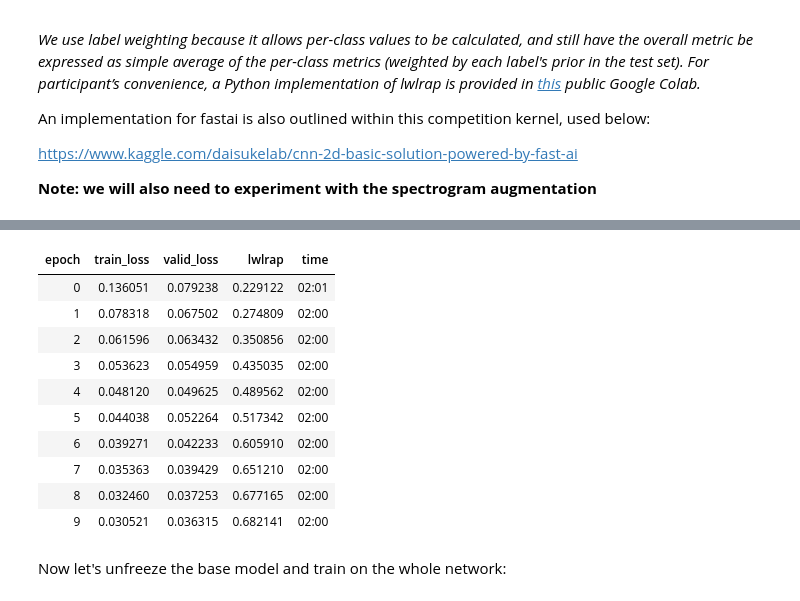
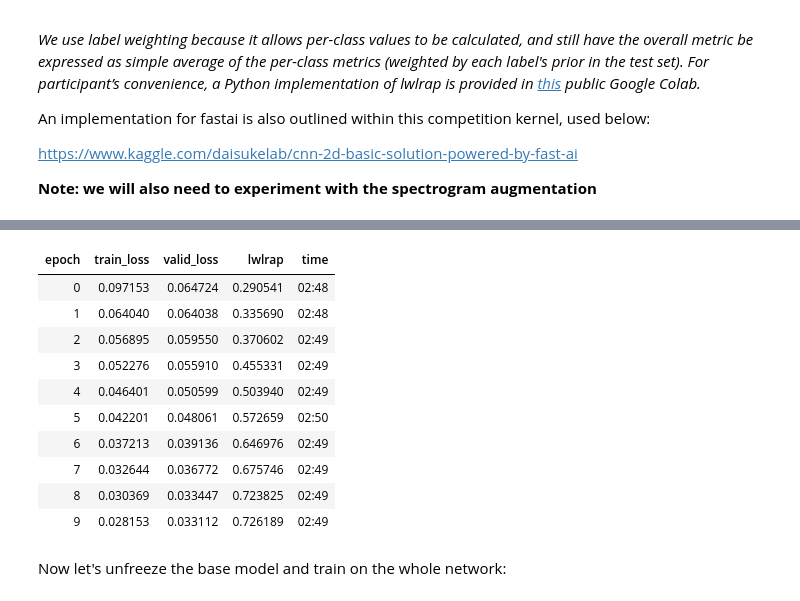
Before and after one commit to mikful/udacity-mlend-capstone, a Jupyter notebook: udacity_mlend_capstone_fastai2_deploy_sagemaker_colab_dev.ipynb, the cells around one changed output, grey strips where cells are left out. Saved outputs shown, nothing was run; the diff lists cells and outputs as text; code cells hidden in the pictures.

```diff
--- a/udacity_mlend_capstone_fastai2_deploy_sagemaker_colab_dev.ipynb
+++ b/udacity_mlend_capstone_fastai2_deploy_sagemaker_colab_dev.ipynb
@@ -314,7 +348,7 @@ aud2spec.settings
  'window_fn': <function _VariableFunctions.hann_window>,
  'wkwargs': None}
 # %%
-aud2spec = DBMelSpec(n_mels=128, f_max=8000, n_fft=1024, hop_length=128, top_db=100)
+aud2spec = DBMelSpec(f_max=8000, f_min=20, n_mels=128, n_fft=1024, hop_length=128, top_db=90)
 # %% [markdown]
 For our transforms, we'll use:
 * `RemoveSilence`
@@ -335,7 +369,7 @@ There are three different types:
 * `AudioPadType.Repeat`: Repeat the signal until proper length (great for coustic scene classification and voice recognition, terrible for speech recognition)
 * `AudioPadtype.ZerosAfter`: This is the default for many other libraries, just pad with zeros until you get the specified length.
 # %%
-item_tfms = [RemoveSilence(), CropSignal(2000, pad_mode='Repeat'), aud2spec, MaskTime(size=30), MaskFreq(size=10)]
+item_tfms = [RemoveSilence(), CropSignal(3000, pad_mode='Repeat'), aud2spec, MaskTime(size=100), MaskFreq(size=10)]
 # %% [markdown]
 Now let's build our `DataBlock`
 
@@ -386,7 +419,7 @@ dsets.train.vocab[idxs]
 
 A `DataLoader` collates the items from a `Dataset` into a mini batch. This is a tuple of tensors, where each tensor simply stacks the items from that location in the `Dataset` item. Now that we have confirmed that the individual items look okay there's one more step we need to ensure we can create our DataLoaders.
 # %%
-dls = dblock.dataloaders(df_curated, bs=64)
+dls = dblock.dataloaders(df_curated, bs=32)
 # dls = dblock.dataloaders(df_noisy, bs=64)
 # %%
 # Let's check our batch shape
@@ -718,15 +751,15 @@ SuggestedLRs(lr_min=0.06309573650360108, lr_steep=0.0006918309954926372)
 # %%
 # fit with one_cyle learning rate policy
-learn.fit_one_cycle(10, 3e-3)
+learn.fit_one_cycle(10, 2e-3)
 # %% [output]
 | epoch | train_loss | valid_loss | lwlrap | time |
-| 0 | 0.136051 | 0.079238 | 0.229122 | 02:01 |
-| 1 | 0.078318 | 0.067502 | 0.274809 | 02:00 |
-| 2 | 0.061596 | 0.063432 | 0.350856 | 02:00 |
-| 3 | 0.053623 | 0.054959 | 0.435035 | 02:00 |
-| 4 | 0.048120 | 0.049625 | 0.489562 | 02:00 |
-| 5 | 0.044038 | 0.052264 | 0.517342 | 02:00 |
-| 6 | 0.039271 | 0.042233 | 0.605910 | 02:00 |
-| 7 | 0.035363 | 0.039429 | 0.651210 | 02:00 |
-| 8 | 0.032460 | 0.037253 | 0.677165 | 02:00 |
-| 9 | 0.030521 | 0.036315 | 0.682141 | 02:00 |
+| 0 | 0.097153 | 0.064724 | 0.290541 | 02:48 |
+| 1 | 0.064040 | 0.064038 | 0.335690 | 02:48 |
+| 2 | 0.056895 | 0.059550 | 0.370602 | 02:49 |
+| 3 | 0.052276 | 0.055910 | 0.455331 | 02:49 |
+| 4 | 0.046401 | 0.050599 | 0.503940 | 02:49 |
+| 5 | 0.042201 | 0.048061 | 0.572659 | 02:50 |
+| 6 | 0.037213 | 0.039136 | 0.646976 | 02:49 |
+| 7 | 0.032644 | 0.036772 | 0.675746 | 02:49 |
+| 8 | 0.030369 | 0.033447 | 0.723825 | 02:49 |
+| 9 | 0.028153 | 0.033112 | 0.726189 | 02:49 |
```
Also changed, not shown: parts of 19 cells of this notebook.
